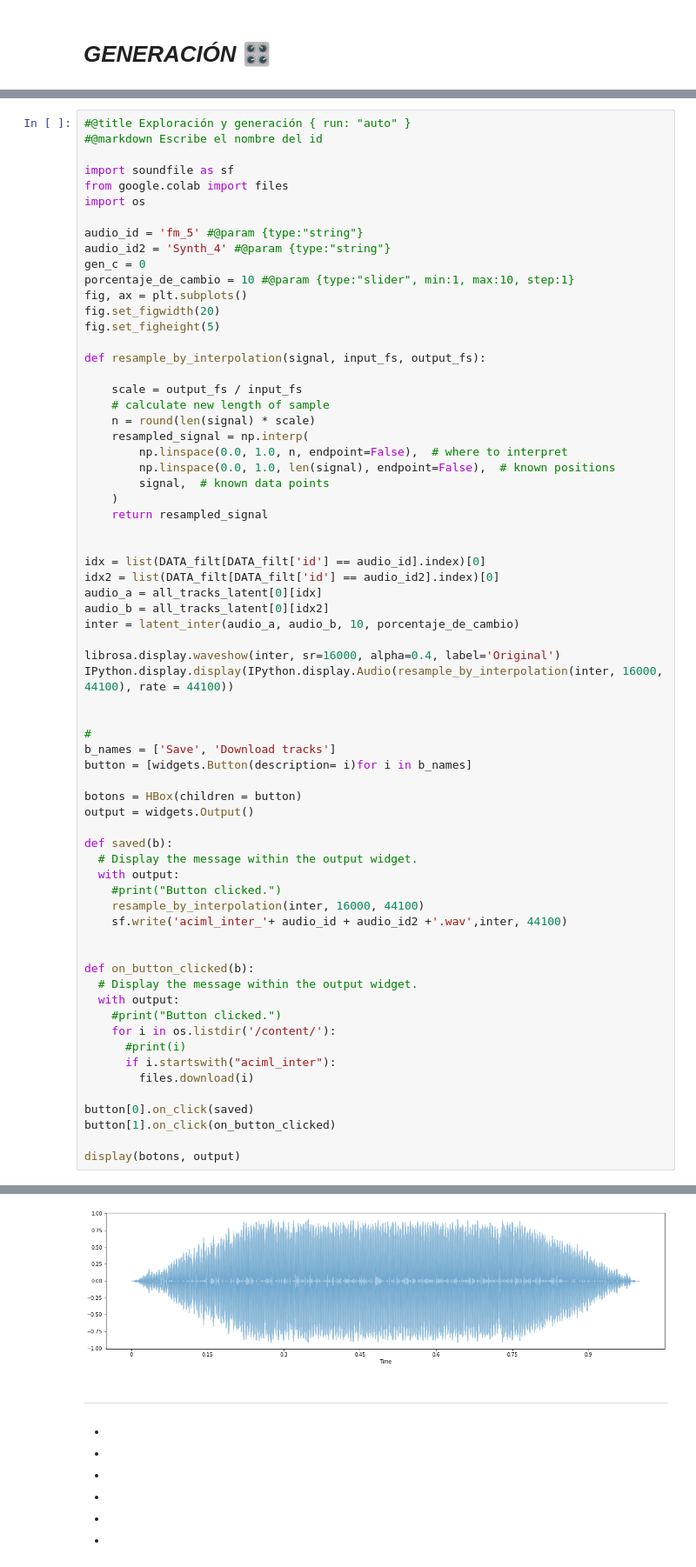
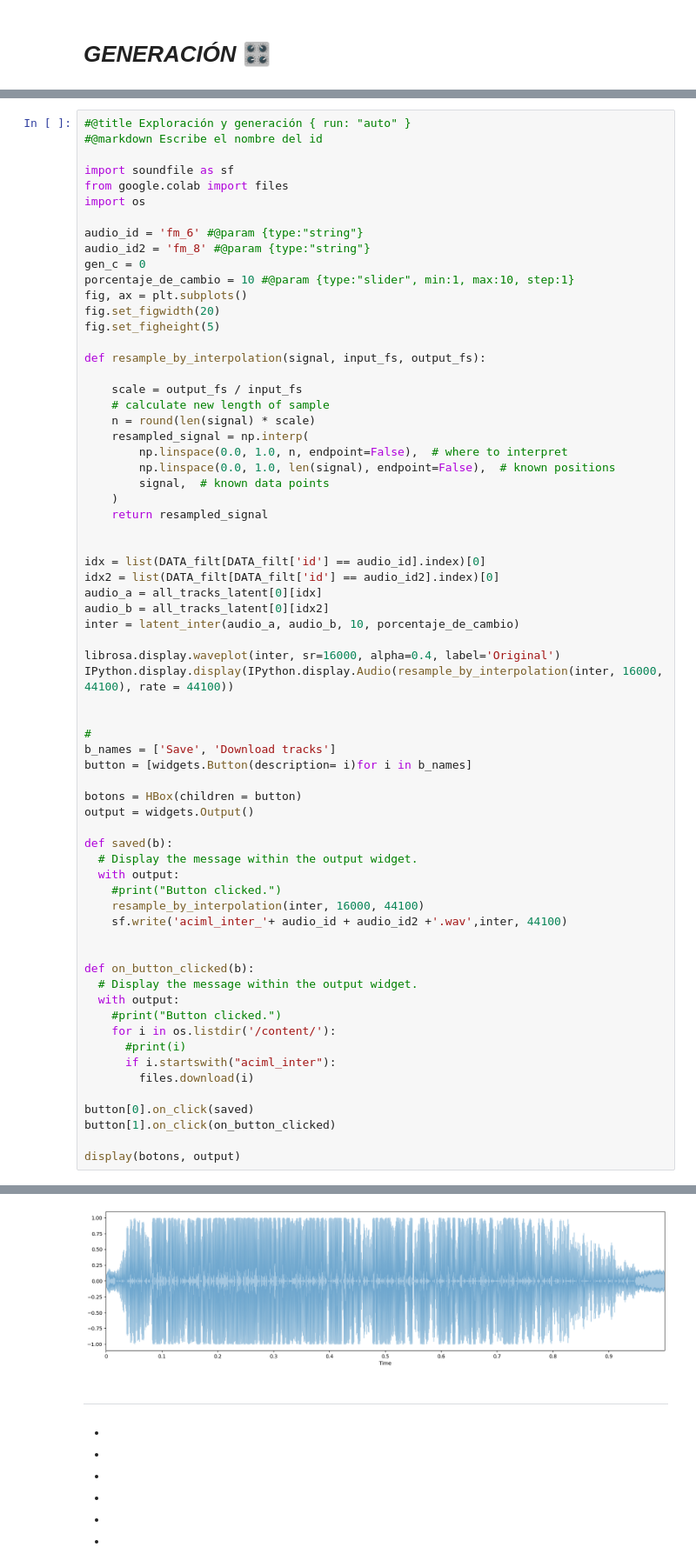
Before and after one commit to mezaga/ACIML-prototype, a Jupyter notebook: ASCIML_prototype_lab.ipynb, the cells around one changed output, grey strips where cells are left out. Shown at 87% size. Drawn from its saved outputs; the diff is of its cells as text.

```diff
--- a/ASCIML_prototype_lab.ipynb
+++ b/ASCIML_prototype_lab.ipynb
@@ -1121,8 +1123,8 @@ import soundfile as sf
 from google.colab import files
 import os
 
-audio_id = 'fm_5' #@param {type:"string"}
-audio_id2 = 'Synth_4' #@param {type:"string"}
+audio_id = 'fm_6' #@param {type:"string"}
+audio_id2 = 'fm_8' #@param {type:"string"}
 gen_c = 0
 porcentaje_de_cambio = 10 #@param {type:"slider", min:1, max:10, step:1}
 fig, ax = plt.subplots()
@@ -1148,7 +1150,7 @@ audio_a = all_tracks_latent[0][idx]
 audio_b = all_tracks_latent[0][idx2]
 inter = latent_inter(audio_a, audio_b, 10, porcentaje_de_cambio)
 
-librosa.display.waveshow(inter, sr=16000, alpha=0.4, label='Original')
+librosa.display.waveplot(inter, sr=16000, alpha=0.4, label='Original')
 IPython.display.display(IPython.display.Audio(resample_by_interpolation(inter, 16000, 44100), rate = 44100))
 
 
@@ -1157,34 +1159,34 @@ b_names = ['Save', 'Download tracks']
 button = [widgets.Button(description= i)for i in b_names]
 
 botons = HBox(children = button)
 output = widgets.Output()
 
 def saved(b):
   # Display the message within the output widget.
   with output:
     #print("Button clicked.")
     resample_by_interpolation(inter, 16000, 44100)
     sf.write('aciml_inter_'+ audio_id + audio_id2 +'.wav',inter, 44100)
 
 
 def on_button_clicked(b):
   # Display the message within the output widget.
   with output:
     #print("Button clicked.")
     for i in os.listdir('/content/'):
       #print(i)
       if i.startswith("aciml_inter"):
         files.download(i)
 
 button[0].on_click(saved)
 button[1].on_click(on_button_clicked)
 
 display(botons, output)
 # %% [output]
 [interactive output not drawn]
 HBox(children=(Button(description='Save', style=ButtonStyle()), Button(description='Download tracks', style=Bu…
 [interactive output not drawn]
-[figure, old version]
+[figure, new version]
 # %% [markdown]
 ******
 *
```
Also changed, not shown: parts of 7 cells of this notebook.
